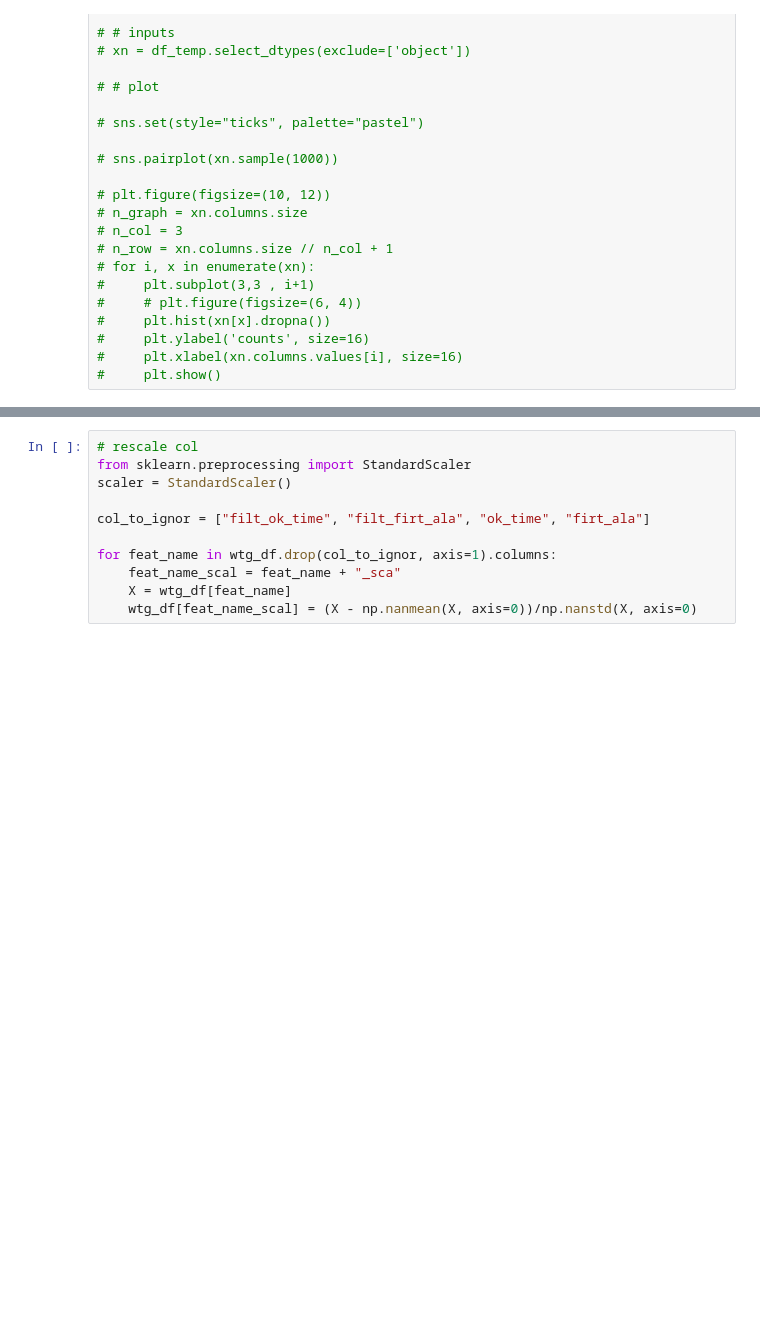
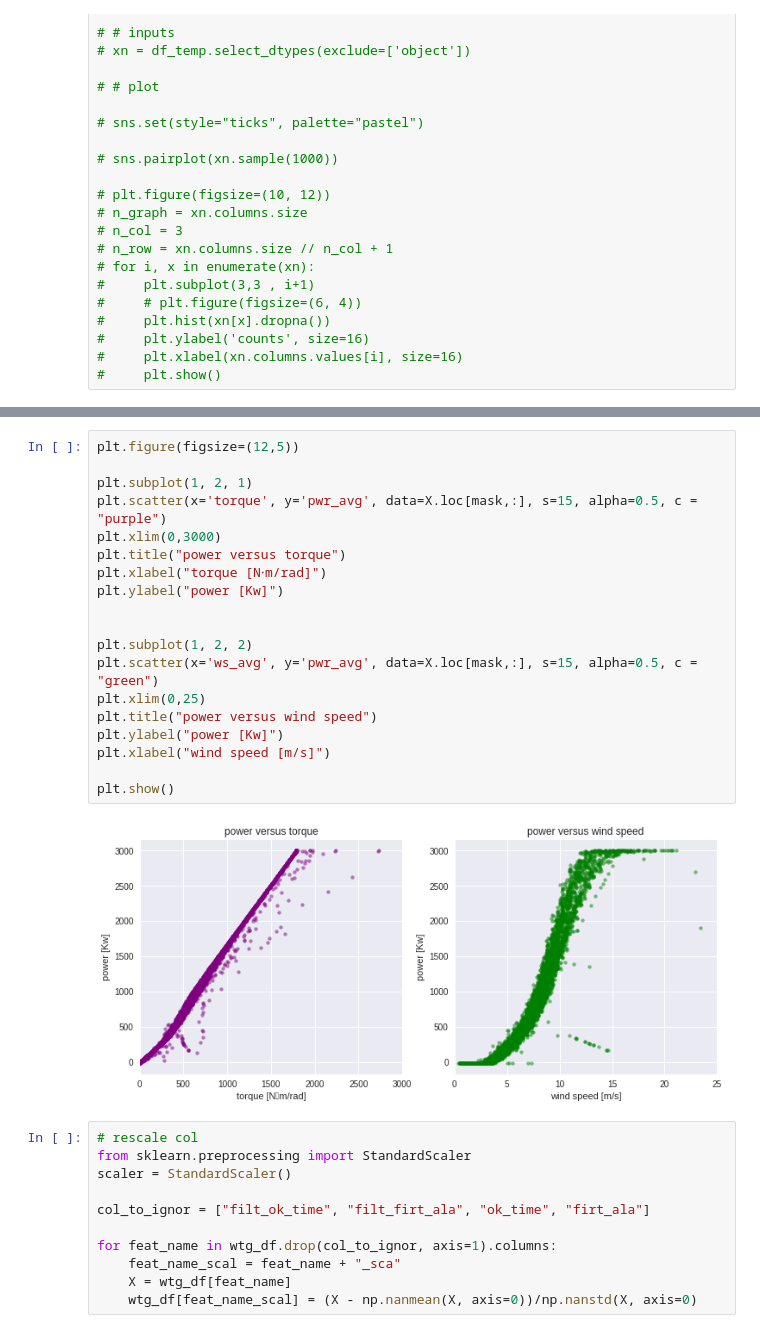
Before and after one commit to Umercia/wind_power, a Jupyter notebook: wind_farm_power_prediction.ipynb, the cells around one changed output, grey strips where cells are left out. Cells and saved outputs as stored; diff of their text form; blank space fills up the shorter version.

```diff
--- a/wind_farm_power_prediction.ipynb
+++ b/wind_farm_power_prediction.ipynb
@@ -457,3 +456,24 @@ No handles with labels found to put in legend.
+# %%
+plt.figure(figsize=(12,5))
+
+plt.subplot(1, 2, 1)
+plt.scatter(x='torque', y='pwr_avg', data=X.loc[mask,:], s=15, alpha=0.5, c = "purple")
+plt.xlim(0,3000)
+plt.title("power versus torque")
+plt.xlabel("torque [N⋅m/rad]")
+plt.ylabel("power [Kw]")
+
+
+plt.subplot(1, 2, 2)
+plt.scatter(x='ws_avg', y='pwr_avg', data=X.loc[mask,:], s=15, alpha=0.5, c = "green")
+plt.xlim(0,25)
+plt.title("power versus wind speed")
+plt.ylabel("power [Kw]")
+plt.xlabel("wind speed [m/s]")
+
+plt.show()
+# %% [output]
+[figure, added]
 # %%
 # rescale col
 from sklearn.preprocessing import StandardScaler
```
Also changed, not shown: parts of 28 cells of this notebook.
